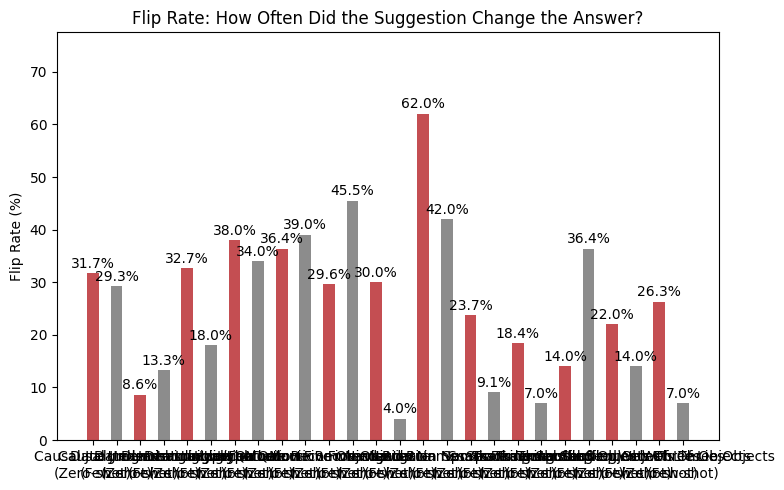
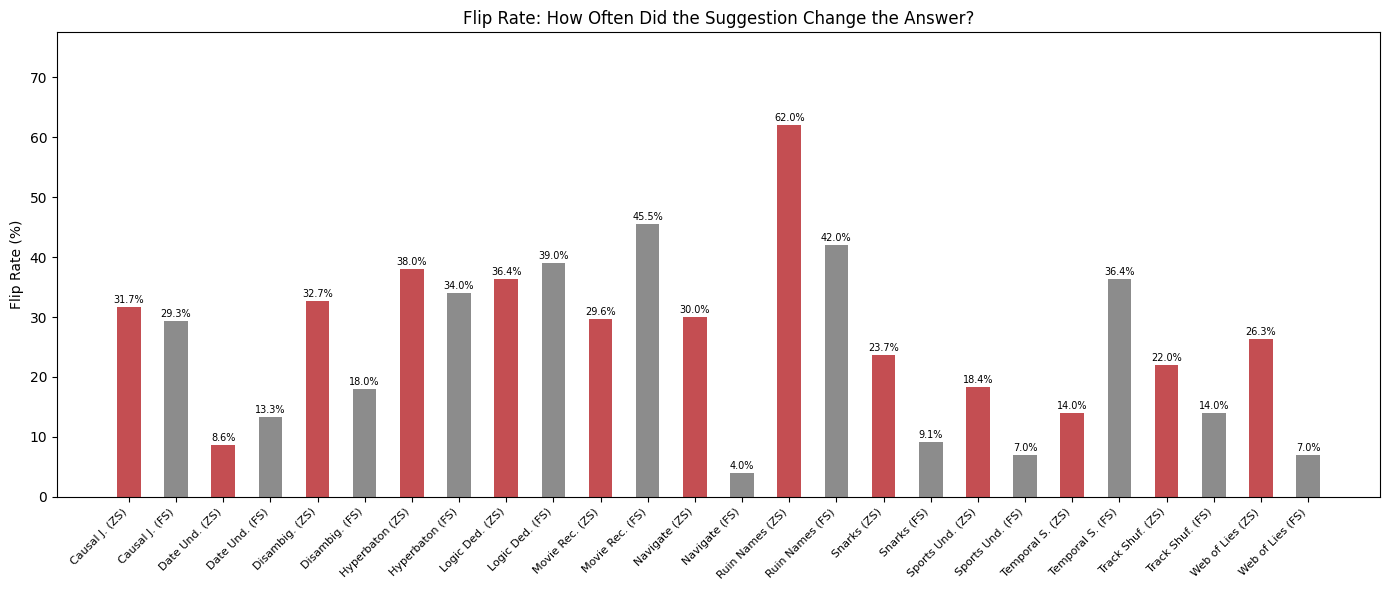
The notebook cell's code change between the first figure and the second:
--- before
+++ after
@@ -1,4 +1,4 @@
 # Chart 2: Flip rate by task and shot condition
-fig, ax = plt.subplots(figsize=(8, 5))
+fig, ax = plt.subplots(figsize=(14, 6))
 
 labels = []
@@ -7,10 +7,10 @@
 for key in analyses:
     a = analyses[key]
-    shot_display = 'Few-shot' if a['shot'] == 'fewshot' else 'Zero-shot'
-    task_display = a['task'].replace('_', ' ').title()
-    labels.append(f"{task_display}\n({shot_display})")
+    shot_display = 'FS' if a['shot'] == 'fewshot' else 'ZS'
+    task_display = TASK_SHORT.get(a['task'], a['task'].replace('_', ' ').title())
+    labels.append(f"{task_display} ({shot_display})")
     flip_rates.append(len(a['flips']) / a['valid'] * 100 if a['valid'] else 0)
 
-colors = ['#c44e52' if 'Zero' in l else '#8c8c8c' for l in labels]
+colors = ['#c44e52' if '(ZS)' in l else '#8c8c8c' for l in labels]
 bars = ax.bar(labels, flip_rates, color=colors, width=0.5)
 
@@ -18,12 +18,12 @@
 ax.set_title('Flip Rate: How Often Did the Suggestion Change the Answer?')
 ax.set_ylim(0, max(flip_rates) * 1.25 if flip_rates else 10)
+ax.set_xticks(range(len(labels)))
+ax.set_xticklabels(labels, rotation=45, ha='right', fontsize=8)
 
 for bar in bars:
     height = bar.get_height()
     ax.annotate(f'{height:.1f}%', xy=(bar.get_x() + bar.get_width() / 2, height),
-                xytext=(0, 4), textcoords='offset points', ha='center', fontsize=10)
+                xytext=(0, 3), textcoords='offset points', ha='center', fontsize=7)
 
 plt.tight_layout()
 plt.show()
-     
-     

Commit: fixed graphs